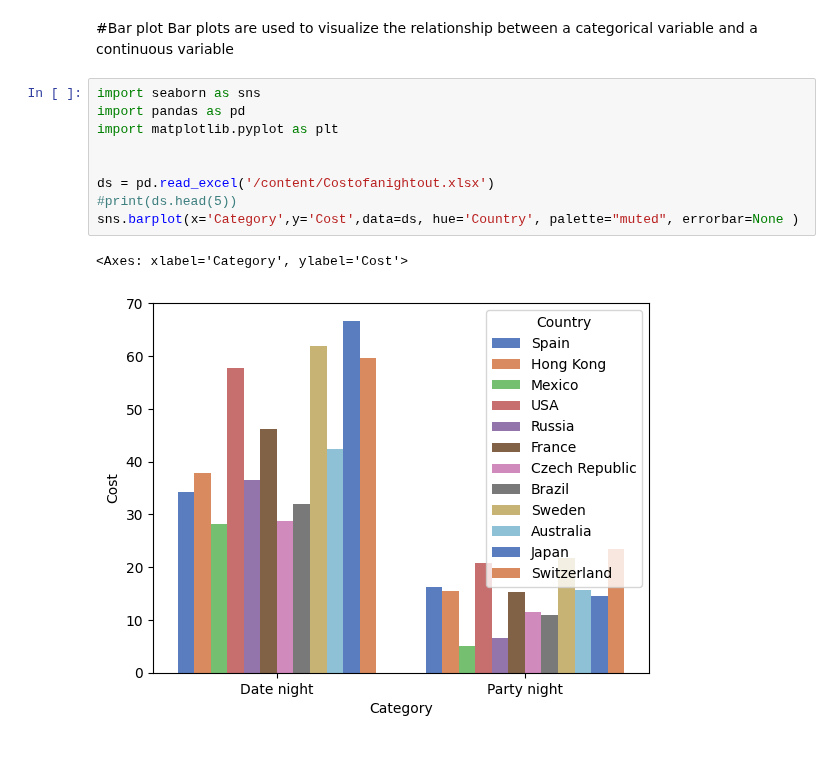
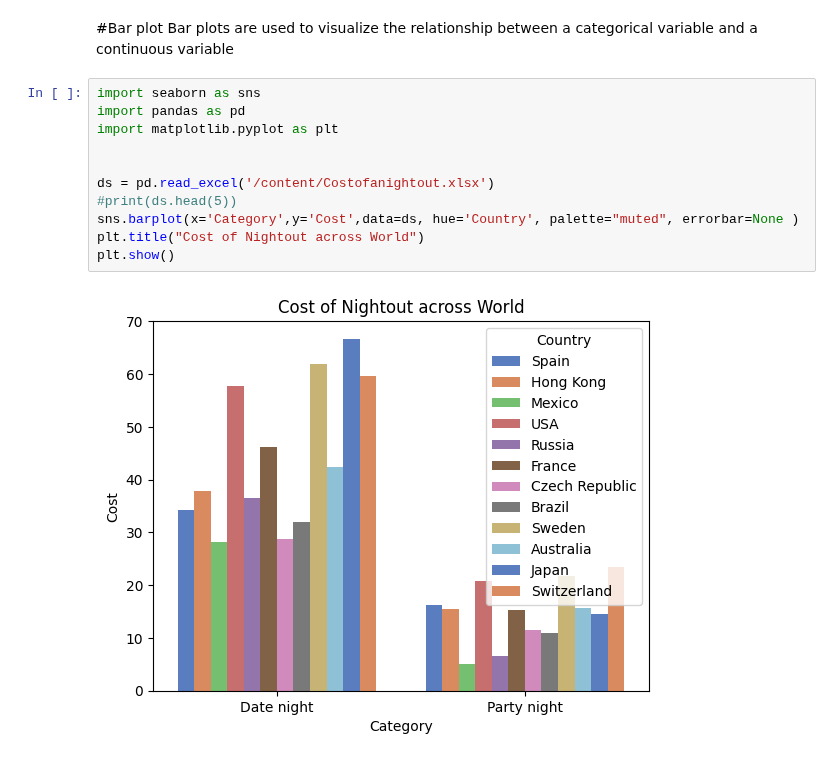
Before and after one commit to kjeyaram-orcl/DataScience, a Jupyter notebook: DataVisualization/dv_practise1.ipynb, the cells around one changed output. Saved outputs shown, nothing was run; the diff lists cells and outputs as text.

```diff
--- a/DataVisualization/dv_practise1.ipynb
+++ b/DataVisualization/dv_practise1.ipynb
@@ -39,12 +39,13 @@ Bar plots are used to visualize the relationship between a categorical variable
 # %%
 import seaborn as sns
 import pandas as pd
 import matplotlib.pyplot as plt
 
 
 ds = pd.read_excel('/content/Costofanightout.xlsx')
 #print(ds.head(5))
 sns.barplot(x='Category',y='Cost',data=ds, hue='Country', palette="muted", errorbar=None )
+plt.title("Cost of Nightout across World")
+plt.show()
 # %% [output]
-<Axes: xlabel='Category', ylabel='Cost'>
-[figure, old version]
+[figure, new version]
```
